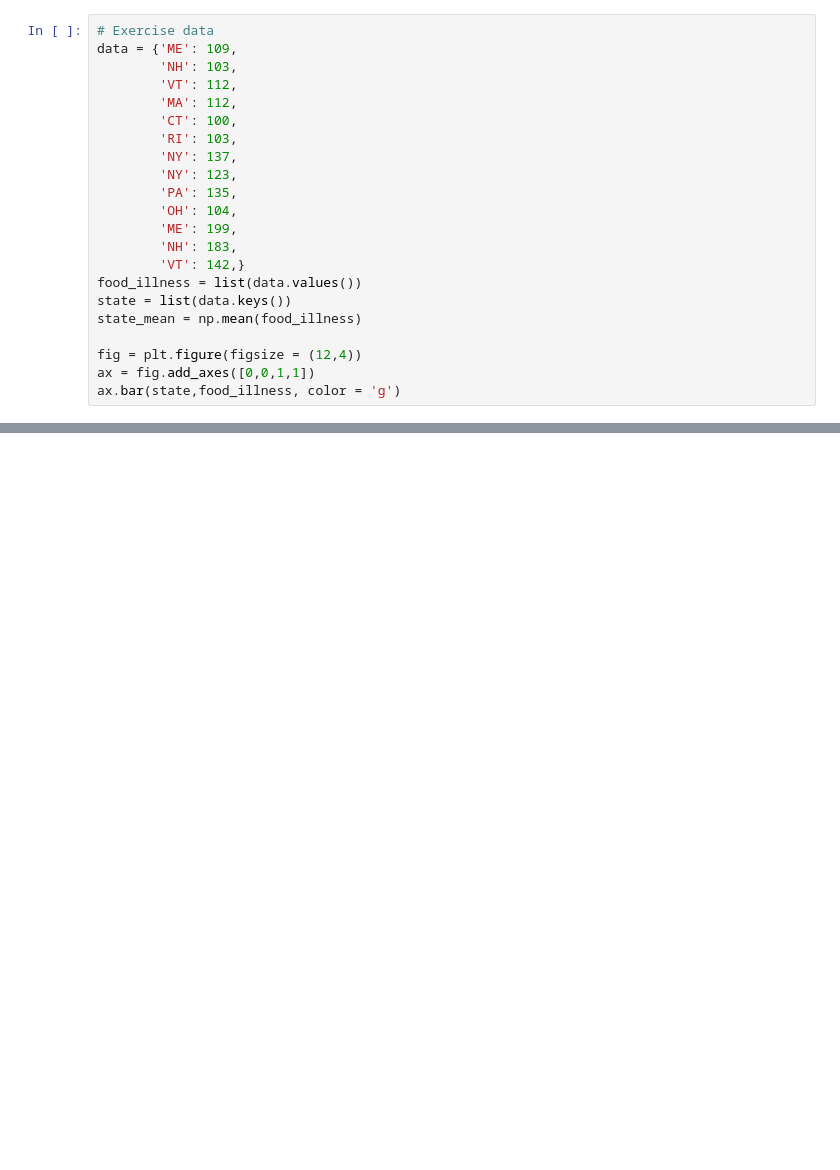
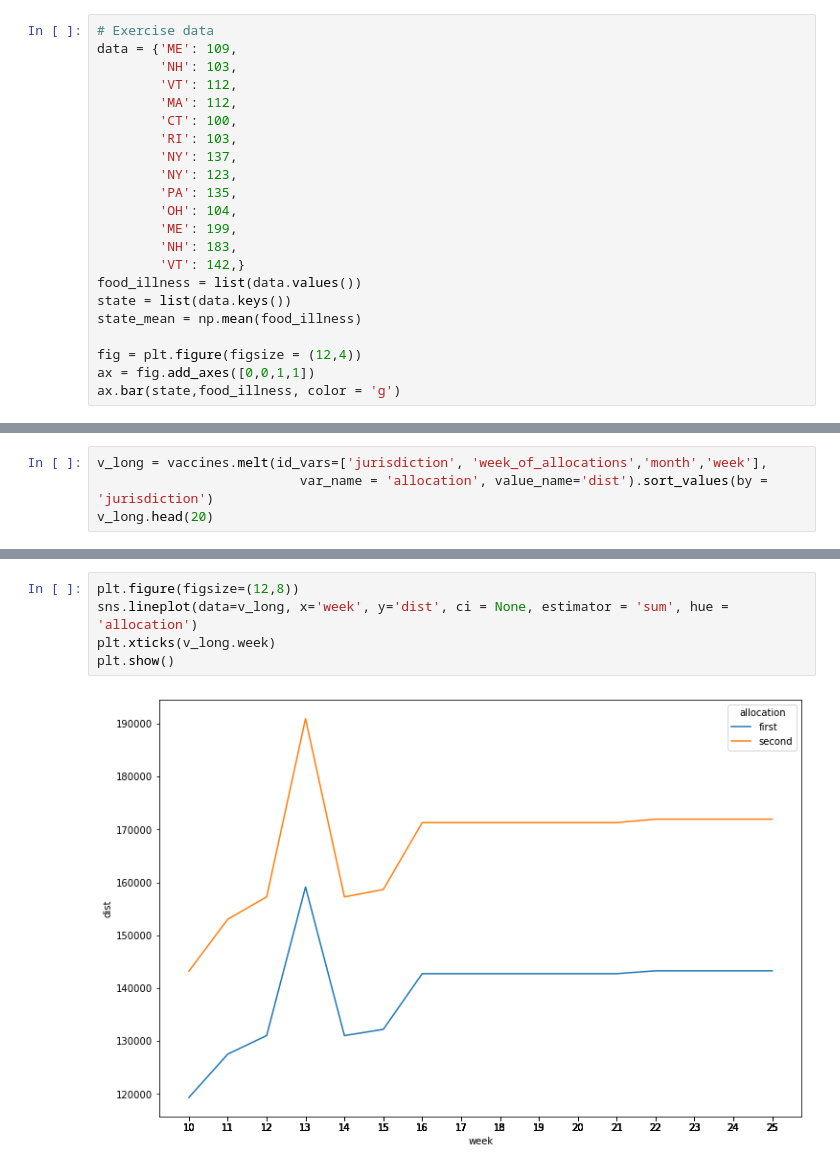
Before and after one commit to jimcody2014/Python-CDC, a Jupyter notebook: Data Visualization/notebooks/Testing Stuff.ipynb, the cells around one changed output, grey strips where cells are left out. Cells and saved outputs as stored; diff of their text form; blank space fills up the shorter version.

```diff
--- a/Data Visualization/notebooks/Testing Stuff.ipynb
+++ b/Data Visualization/notebooks/Testing Stuff.ipynb
@@ -45,0 +210,4 @@ ax.plot(df.cut,df.price, color = 'g')
+# %%
+v_long = vaccines.melt(id_vars=['jurisdiction', 'week_of_allocations','month','week'],
+                          var_name = 'allocation', value_name='dist').sort_values(by = 'jurisdiction')
+v_long.head(20)
@@ -45,0 +232,7 @@ ax.plot(df.cut,df.price, color = 'g')
+# %%
+plt.figure(figsize=(12,8))
+sns.lineplot(data=v_long, x='week', y='dist', ci = None, estimator = 'sum', hue = 'allocation')
+plt.xticks(v_long.week)
+plt.show()
+# %% [output]
+[figure, added]
```
Also changed, not shown: parts of 21 cells of this notebook, 16 other files.
